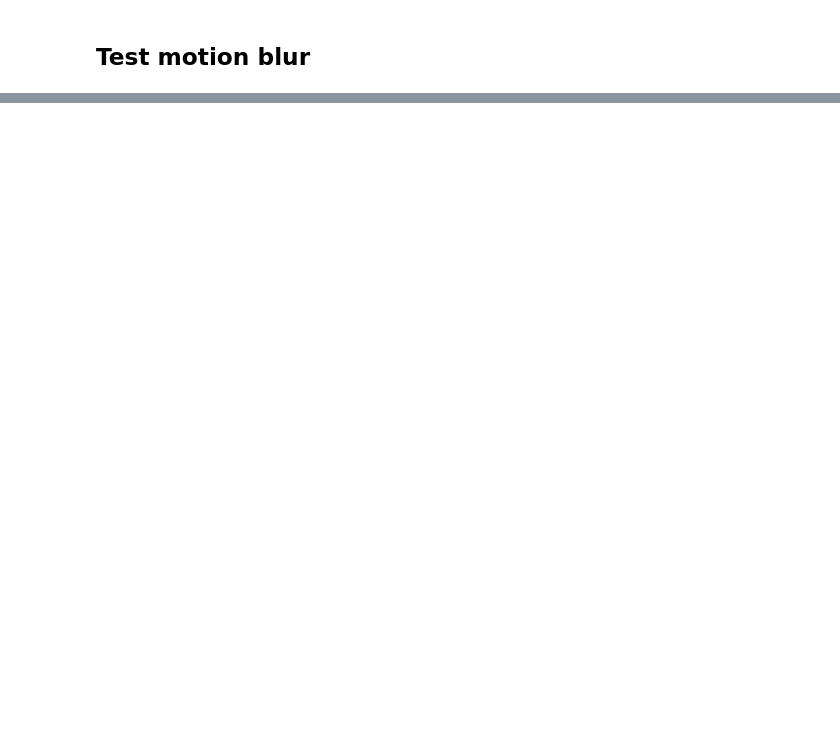
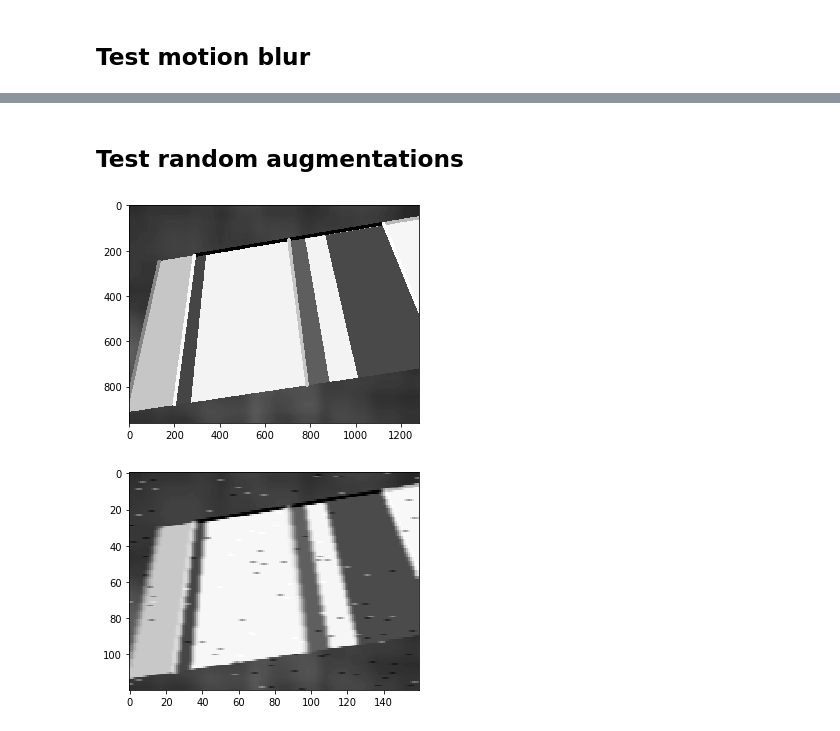
Before and after one commit to alextanch/spoint, a Jupyter notebook: notebooks/test_augmentation.ipynb, the cells around one changed output, grey strips where cells are left out. Saved outputs shown, nothing was run; the diff lists cells and outputs as text; code cells hidden in the pictures; blank space fills up the shorter version.

Commit message:
test random augmentations

```diff
--- a/notebooks/test_augmentation.ipynb
+++ b/notebooks/test_augmentation.ipynb
@@ -106,0 +104,19 @@ draw_image(aug_image)
+# %% [markdown]
+## Test random augmentations
+# %%
+config = Config({
+    'size': (120, 160),
+    'gaussian_noise': {'prob': 0.5, 'stddev': [1, 10]},
+    'speckle_noise': {'prob': 0.5, 'range': [.0, .005]},
+    'random_brightness': {'prob': 0.5, 'max_change': 100},
+    'random_contrast': {'prob': 0.5, 'range': (0.5, 1.5)},
+    'additive_shade': {'prob': 0.5, 'ellipses': 20, 'transparency': [-0.5, 0.8], 'ksize': [250, 350]},
+    'motion_blur': {'prob': 0.5, 'ksize': 20}
+})
+
+aug_image = Augmentation(config, size=config.size)(image)
+draw_image(image)
+draw_image(aug_image)
+# %% [output]
+[figure, added]
+[figure, added]
```
Also changed, not shown: parts of 8 cells of this notebook, 1 other file.
